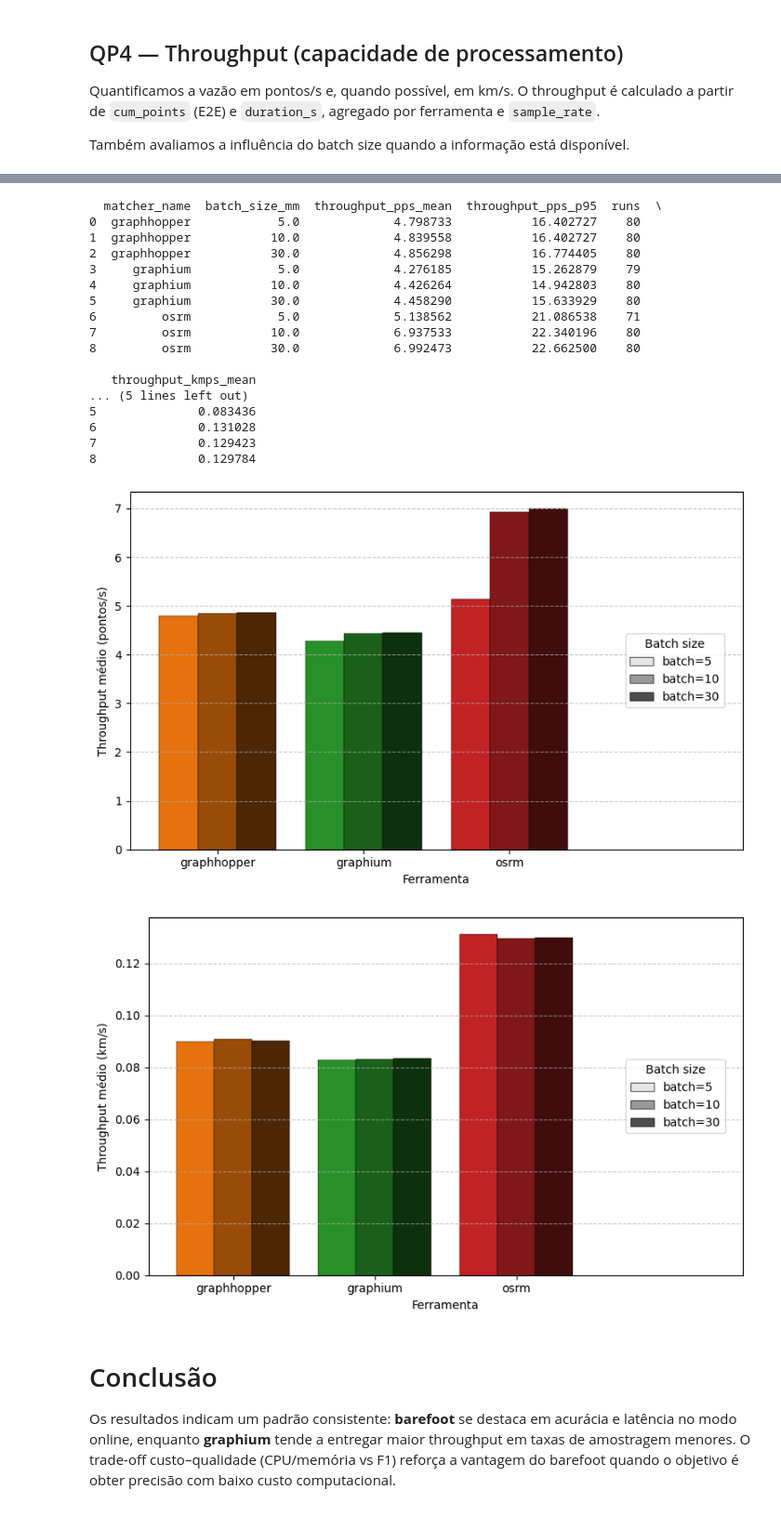
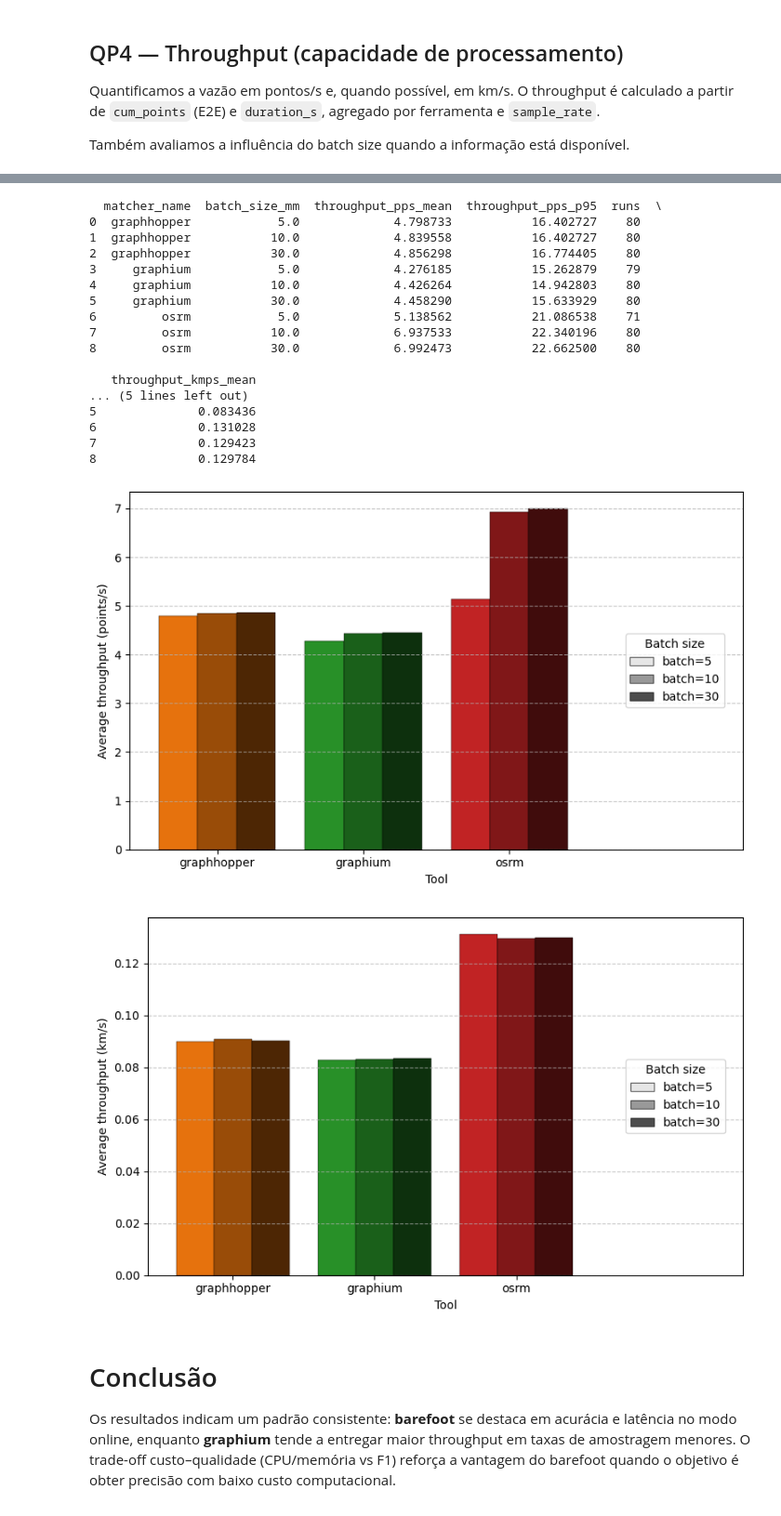
Before and after one commit to JoseEdSouza/map-matching, a Jupyter notebook: result_analysis.ipynb, the cells around one changed output, grey strips where cells are left out. Shown at 93% size. Saved outputs shown, nothing was run; the diff lists cells and outputs as text; code cells hidden in the pictures.

```diff
--- a/result_analysis.ipynb
+++ b/result_analysis.ipynb
@@ -171,7 +171,7 @@ def plot_line_by_group(
     if figsize:
         plt.figure(figsize=figsize)
     else:
-        plt.figure()
+        plt.figure(figsize=DEFAULT_FIGSIZE)
 
     palette = colors or TOOL_COLORS
     groups = order if order is not None else df[group].dropna().unique()
@@ -232,7 +232,7 @@ def plot_grouped_bars_by_batch(
     total_width = 0.8
     bar_w = total_width / max(n_b, 1)
 
-    plt.figure(figsize=(8, 5))
+    plt.figure(figsize=DEFAULT_FIGSIZE)
 
     for i, b in enumerate(bvals):
         vals = []
@@ -256,7 +256,7 @@ def plot_grouped_bars_by_batch(
         plt.yscale("log")
 
     plt.xticks(x, order)
-    plt.xlabel("Ferramenta")
+    plt.xlabel("Tool")
     plt.ylabel(ylabel)
     if title:
         plt.title(title)
@@ -772,7 +772,7 @@ plot_line_by_group(
     y="latency_mean_ms",
     group="matcher_variant",
     xlabel="Sample rate (s)",
-    ylabel="Latência média por etapa (ms)",
+    ylabel="Average step latency (ms)",
     order=VARIANT_ORDER,
     colors=VARIANT_COLORS,
     file_name="qp2_latency_vs_sample_rate.pdf",
@@ -803,7 +803,7 @@ if batch_col:
     plot_grouped_bars_by_batch(
         qp2_bs,
         value_col="latency_mean_ms",
-        ylabel="Latência média por etapa (ms)",
+        ylabel="Average step latency (ms)",
         matcher_name_col="matcher_variant",
         file_name="qp2_latency_vs_batch_size.pdf",
         colors=VARIANT_COLORS,
@@ -1086,7 +1086,7 @@ plot_line_by_group(
     y="throughput_pps_p95",
     group="matcher_name",
     xlabel="Sample rate (s)",
-    ylabel="Throughput p95 (pontos/s)",
+    ylabel="p95 throughput (points/s)",
     file_name="qp4_throughput_pps_by_sample_rate.pdf",
     colors=TOOL_COLORS,
     order=TOOL_ORDER,
@@ -1102,7 +1102,7 @@ if length_col:
         y="throughput_kmps_p95",
         group="matcher_name",
         xlabel="Sample rate (s)",
-        ylabel="Throughput p95 (km/s)",
+        ylabel="p95 throughput (km/s)",
         file_name="qp4_throughput_kmps_by_sample_rate.pdf",
         colors=TOOL_COLORS,
         order=TOOL_ORDER,
@@ -1146,7 +1146,7 @@ plot_line_by_group(
     y="throughput_pps_mean",
     group="matcher_name",
     xlabel="Sample rate (s)",
-    ylabel="Throughput médio (pontos/s)",
+    ylabel="Average throughput (points/s)",
     order=TOOL_ORDER,
     colors=TOOL_COLORS,
     file_name="qp4_throughput_pps_vs_sample_rate.pdf",
@@ -1162,7 +1162,7 @@ if "throughput_kmps_mean" in qp4_calc.columns:
         y="throughput_kmps_mean",
         group="matcher_name",
         xlabel="Sample rate (s)",
-        ylabel="Throughput médio (km/s)",
+        ylabel="Average throughput (km/s)",
         order=TOOL_ORDER,
         colors=TOOL_COLORS,
         file_name="qp4_throughput_kmps_vs_sample_rate.pdf",
@@ -1205,7 +1205,7 @@ if batch_col:
     plot_grouped_bars_by_batch(
         qp4_batch,
         value_col="throughput_pps_mean",
-        ylabel="Throughput médio (pontos/s)",
+        ylabel="Average throughput (points/s)",
         batch_col=batch_col,
         file_name="qp4_throughput_pps_by_batch.pdf",
         order=order,
@@ -1219,37 +1219,37 @@ if batch_col:
         plot_grouped_bars_by_batch(
             qp4_batch,
             value_col="throughput_kmps_mean",
-            ylabel="Throughput médio (km/s)",
+            ylabel="Average throughput (km/s)",
             batch_col=batch_col,
             log_scale=False,
             file_name="qp4_throughput_kmps_by_batch.pdf",
             order=order,
             colors=TOOL_COLORS,
         )
     else:
         print("Sem coluna de comprimento (total_gt_length/total_added_length). Pulei km/s.")
 else:
     print("batch_size_mm/prom não encontrado no metadata; pulei o gráfico por batch size.")
 # %% [output]
   matcher_name  batch_size_mm  throughput_pps_mean  throughput_pps_p95  runs  \
 0  graphhopper            5.0             4.798733           16.402727    80
 1  graphhopper           10.0             4.839558           16.402727    80
 2  graphhopper           30.0             4.856298           16.774405    80
 3     graphium            5.0             4.276185           15.262879    79
 4     graphium           10.0             4.426264           14.942803    80
 5     graphium           30.0             4.458290           15.633929    80
 6         osrm            5.0             5.138562           21.086538    71
 7         osrm           10.0             6.937533           22.340196    80
 8         osrm           30.0             6.992473           22.662500    80
 
    throughput_kmps_mean
 ... (5 lines left out)
 5              0.083436
 6              0.131028
 7              0.129423
 8              0.129784
-[figure, old version]
+[figure, new version]
-[figure, old version]
+[figure, new version]
 # %% [markdown]
 # Conclusão
 Os resultados indicam um padrão consistente: **barefoot** se destaca em acurácia e latência no modo online, enquanto **graphium** tende a entregar maior throughput em taxas de amostragem menores. O trade-off custo–qualidade (CPU/memória vs F1) reforça a vantagem do barefoot quando o objetivo é obter precisão com baixo custo computacional.
```
Also changed, not shown: parts of 8 cells of this notebook, 15 other files.
